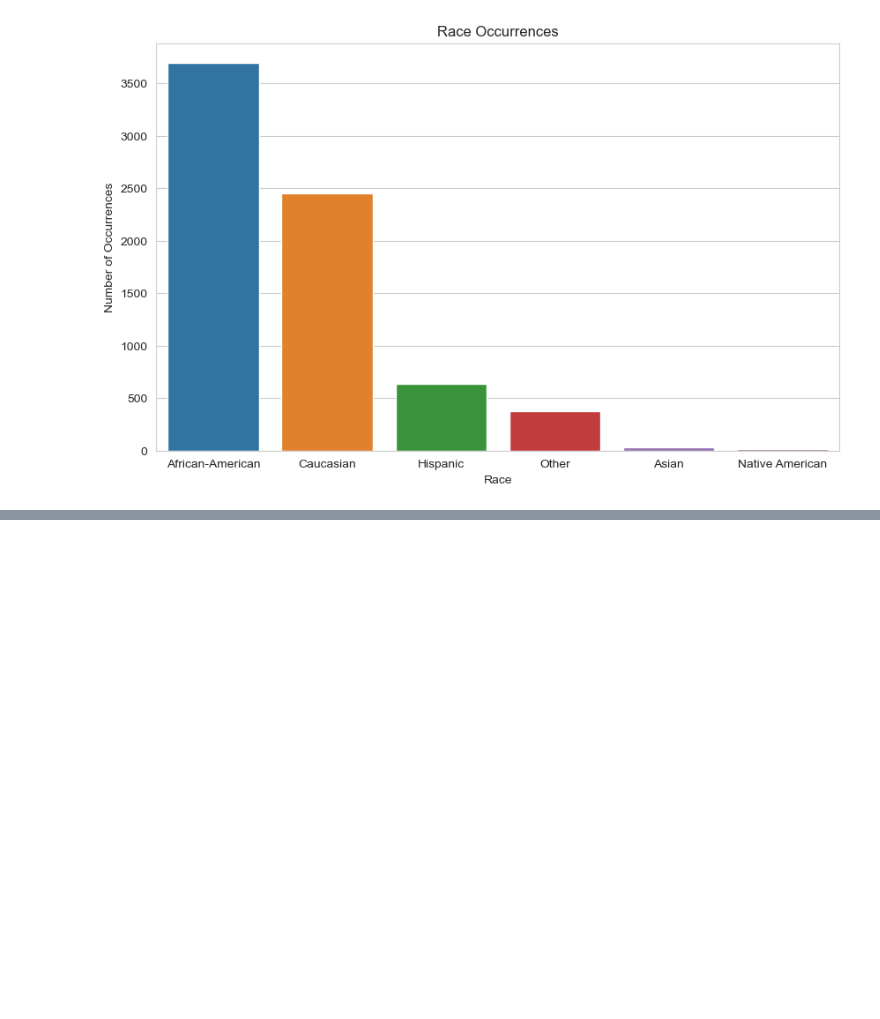
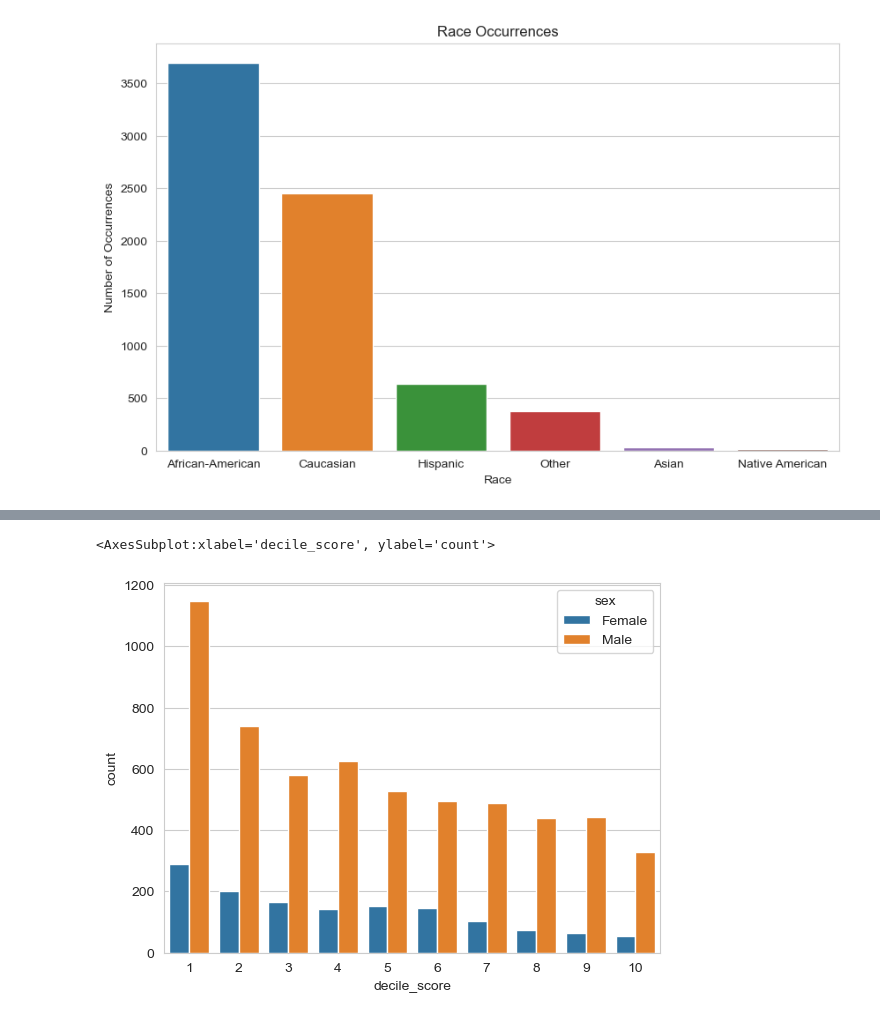
Before and after one commit to Ju2t-us/DataScience1, a Jupyter notebook: CodeTemplates/Seaborn Fundamentals.ipynb, the cells around one changed output, grey strips where cells are left out. Saved outputs shown, nothing was run; the diff lists cells and outputs as text; code cells hidden in the pictures; blank space fills up the shorter version.

```diff
--- a/CodeTemplates/Seaborn Fundamentals.ipynb
+++ b/CodeTemplates/Seaborn Fundamentals.ipynb
@@ -89,0 +97,9 @@ plt.show()
+# %%
+#C10
+
+score_counts = df.groupby(['sex', 'decile_score']).size().reset_index(name='count')
+
+sns.barplot(x='decile_score', y='count', hue='sex', data=score_counts)
+# %% [output]
+<AxesSubplot:xlabel='decile_score', ylabel='count'>
+[figure, added]
```
Also changed, not shown: parts of 6 cells of this notebook.
